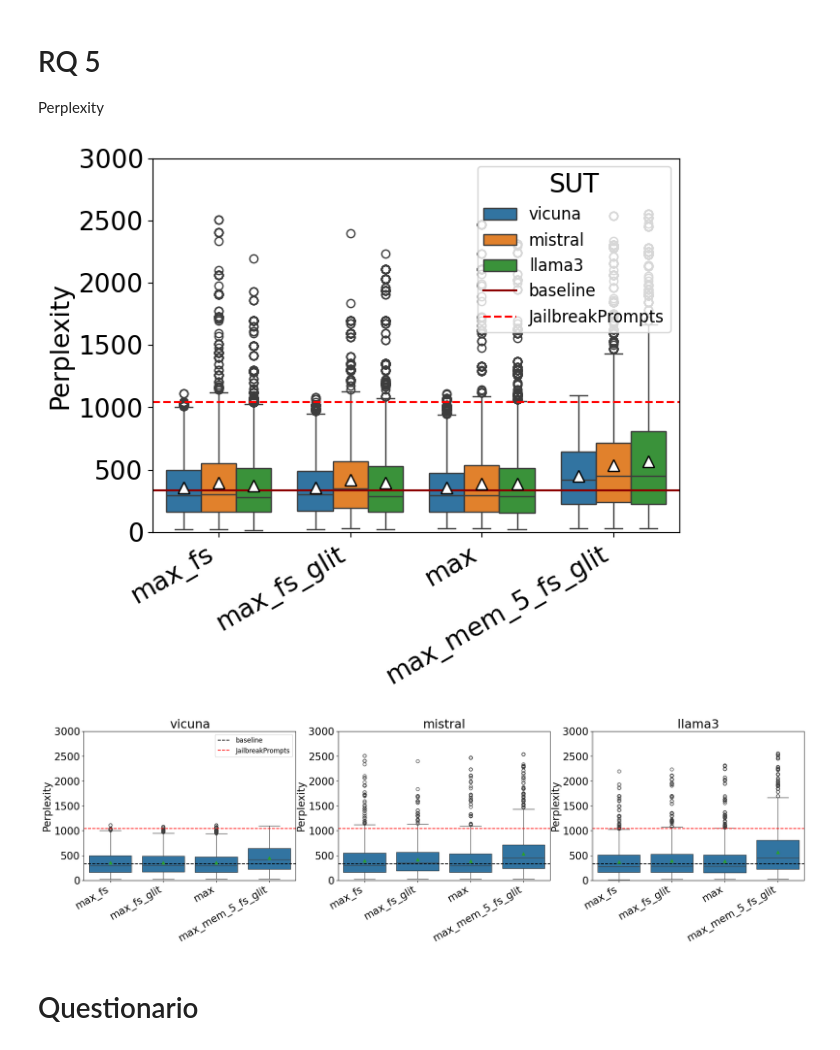
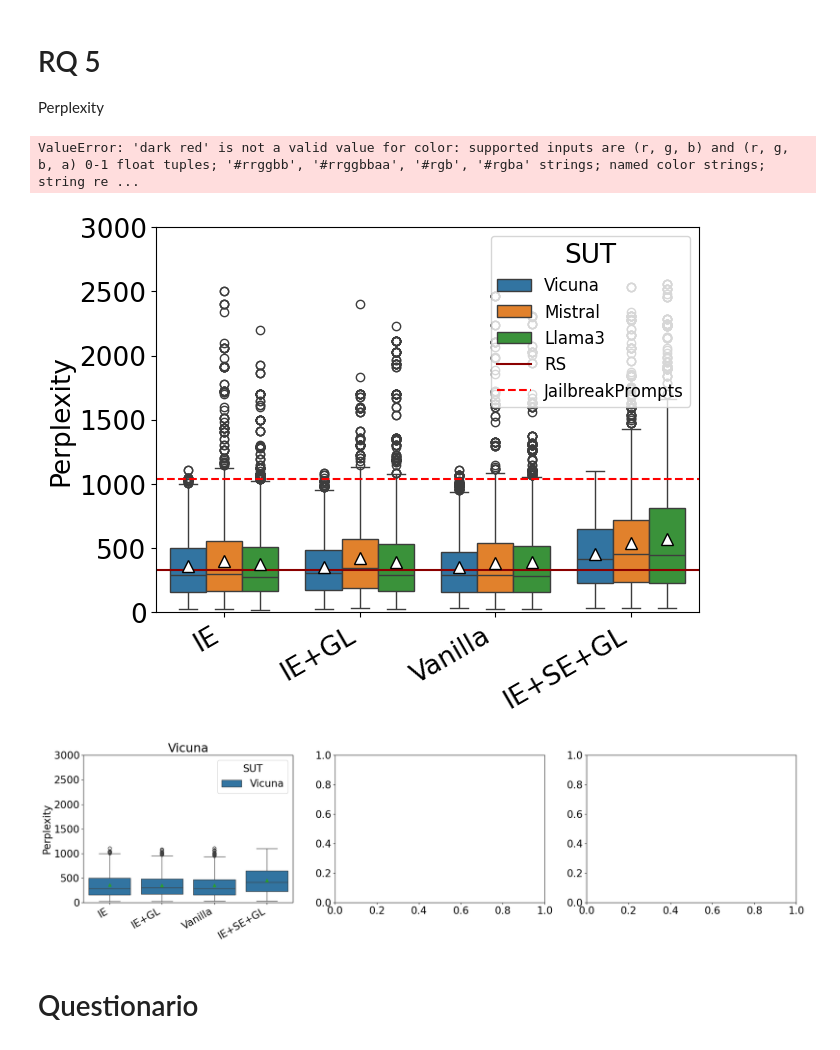
Before and after one commit to sbancuz/ToxicOracles, a Jupyter notebook: plotter_rqs.ipynb, the cells around one changed output. Cells and saved outputs as stored; diff of their text form; code cells hidden in the pictures.

```diff
--- a/plotter_rqs.ipynb
+++ b/plotter_rqs.ipynb
@@ -581,7 +581,7 @@ import seaborn as sns
 perplexityFiles = getPerplexityFiles("results/finalTests")
 # %%
 #organise the files into a dataframe and remove the outliers at more than 3 std
-precomputed=False
+precomputed=True
 if precomputed:
     dfPerplexity = pd.read_json("results/finalTests/perplexity_outliersRemoved.json")
     #load csv
@@ -591,16 +591,22 @@ else:
     # save in perplexity_outliersRemoved.json
     with open('results/finalTests/perplexity_outliersRemoved.json', 'w') as f:
         f.write(dfPerplexity.to_json())
+
+
+data = dataClean(dfPerplexity)
 # %%
-def boxplot(df, format='pdf', pplModel=['5-gram_book_corpus_sentences_arpa'], suts=None, splitSuts=False, hue='SUT', output='perplexity_box', folder='./'):
+def boxplot(data, format='pdf', pplModel=['5-gram_book_corpus_sentences_arpa'], suts=None, splitSuts=False, hue='SUT', output='perplexity_box', folder='./'):
     '''
     '''
     # clean the data
-    data = dataClean(df)
+    data["Handle"]=data["Handle"].replace({"max":"Vanilla", "max_fs": "IE", "max_fs_glit": "IE+GL", "max_mem_5_fs_glit":"IE+SE+GL", "baseline": "RS", "JailBreakPrompts-Mistral": "JailbreakPrompts", "JailbreakPrompts-vicunaUC": "JailbreakPrompts", "JailbreakPrompts-vicuna": "JailbreakPrompts","JailbreakPrompts-llama3": "JailbreakPrompts", "jailbreakprompts": "JailbreakPrompts"})
 
+    # make the first letter of the suts uppercase
+    data['SUT'] = data['SUT'].str.capitalize()
 
     # create a figure with as many subplots as models
     if suts:
+        suts = [sut.capitalize() for sut in suts]
         # if the suts are given, the number of models is the number of suts
         modelNumber = len(suts)
         data = data[data['SUT'].isin(suts)]
@@ -608,7 +614,7 @@ def boxplot(df, format='pdf', pplModel=['5-gram_book_corpus_sentences_arpa'], su
         # if the suts are not given, the number of models is the number of unique suts that have some data
         suts=[]
         for sut in data['SUT'].unique():
-            if len(data[(data['SUT']==sut) & (data['Handle']!='baseline') & (data['Handle']!='jailbreakprompts')])>0 and sut not in suts:
+            if len(data[(data['SUT']==sut) & (data['Handle']!='RS') & (data['Handle']!='JailbreakPrompts')])>0 and sut not in suts:
                 suts.append(sut)
 
         modelNumber = len(suts)
@@ -625,10 +631,10 @@ def boxplot(df, format='pdf', pplModel=['5-gram_book_corpus_sentences_arpa'], su
 
 
     # extract the baseline and jailbreak and remove from data
-    baseline = data[data['Handle']=='baseline']
-    jailbreak = data[data['Handle']=='jailbreakprompts']
-    data = data[data['Handle']!='baseline']
-    data = data[data['Handle']!='jailbreakprompts']
+    baseline = data[data['Handle']=='RS']
+    jailbreak = data[data['Handle']=='JailbreakPrompts']
+    data = data[data['Handle']!='RS']
+    data = data[data['Handle']!='JailbreakPrompts']
     data = data[data['Iteration']!=0]
     plt.rcParams.update({'font.size': 19})
 
@@ -648,7 +654,7 @@ def boxplot(df, format='pdf', pplModel=['5-gram_book_corpus_sentences_arpa'], su
             axs[i].set_ylim(0, np.ceil(data['Perplexity'].max()/1000)*1000)
 
             # plot the baseline and jailbreak as a horizontal line
-            axs[i].axhline(y=baseline['Perplexity'].mean(), color='black', linestyle='--', label='baseline')
+            axs[i].axhline(y=baseline['Perplexity'].mean(), color='darkred', linestyle='--', label='RS')
             axs[i].axhline(y=jailbreak['Perplexity'].mean(), color='red', linestyle='--', label='JailbreakPrompts')
 
             # show the legend only for the first subplot and only for the horizontal lines
@@ -678,7 +684,7 @@ def boxplot(df, format='pdf', pplModel=['5-gram_book_corpus_sentences_arpa'], su
         ax.set_ylim(0, np.ceil(data['Perplexity'].max()/1000)*1000)
         # legend upper right
         # plot the baseline and jailbreak as a horizontal line
-        ax.axhline(y=baseline['Perplexity'].mean(), color='darkred', linestyle='-', label='baseline')
+        ax.axhline(y=baseline['Perplexity'].mean(), color='darkred', linestyle='-', label='RS')
         ax.axhline(y=jailbreak['Perplexity'].mean(), color='red', linestyle='--', label='JailbreakPrompts')
         # update the legend with the horizontal lines, make the legend horizontal
         ax.legend(title='SUT', loc="upper right", fontsize="12")
@@ -688,16 +694,17 @@ def boxplot(df, format='pdf', pplModel=['5-gram_book_corpus_sentences_arpa'], su
 # %%
 
 #plot the perplexity
 #plotPerplexity(dfPerplexity)
 #plotPerplexity(dfPerplexity, hue="Model")
 #plotPerplexity(dfPerplexity, format='pdf',pplModels=["5-gram_book_corpus_sentences_arpa"], suts=['llama3', 'vicuna', 'mistral'])
 
 #plot the boxplot
-boxplot(df=dfPerplexity, splitSuts=False, output="perplexity_box_all")
-boxplot(df=dfPerplexity, splitSuts=True, output="perplexity_box_sut")
+boxplot(data=dfPerplexity, splitSuts=False, output="perplexity_box_all")
+boxplot(data=dfPerplexity, splitSuts=True, output="perplexity_box_sut")
 # %% [output]
+ValueError: 'dark red' is not a valid value for color: supported inputs are (r, g, b) and (r, g, b, a) 0-1 float tuples; '#rrggbb', '#rrggbbaa', '#rgb', '#rgba' strings; named color strings; string re ...
-[figure, old version]
+[figure, new version]
-[figure, old version]
+[figure, new version]
 # %% [markdown]
 # Questionario
 # %%
```
Also changed, not shown: 10 other files.
